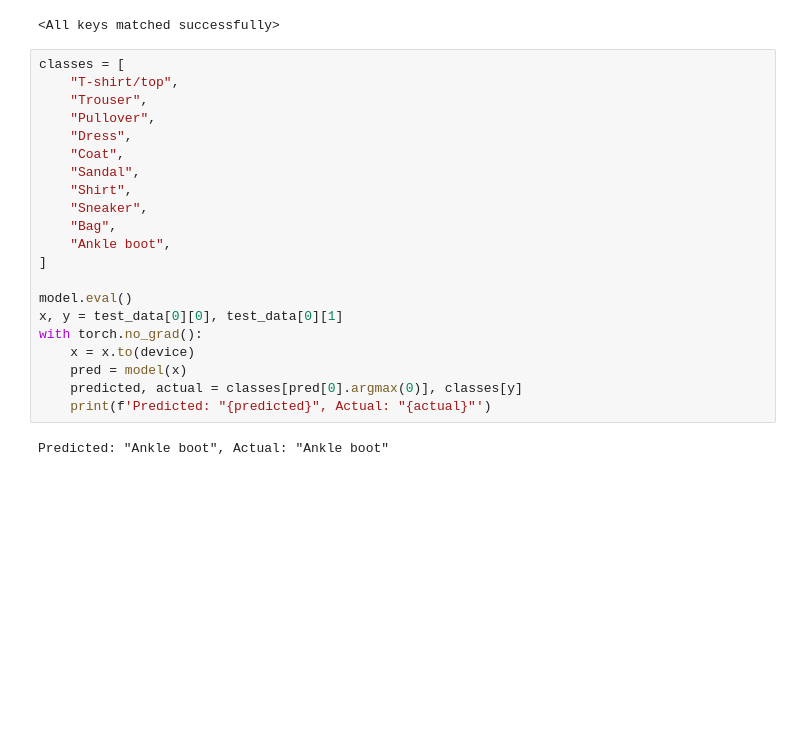
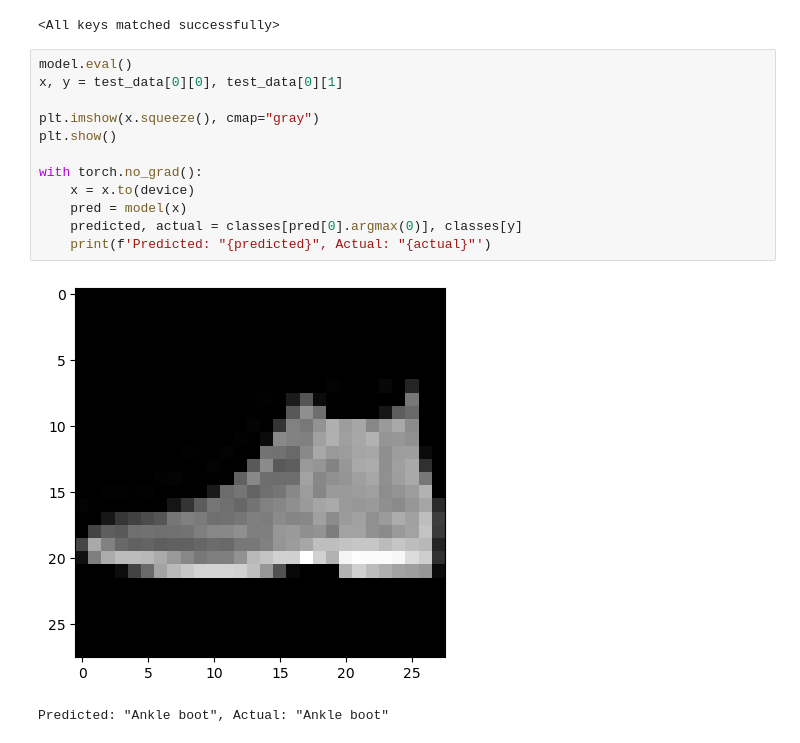
Before and after one commit to Volcomix/ml-browser-gpu, a Jupyter notebook: notebooks/fashion-mnist.ipynb, the cells around one changed output. Drawn from its saved outputs; the diff is of its cells as text; blank space fills up the shorter version.

```diff
--- a/notebooks/fashion-mnist.ipynb
+++ b/notebooks/fashion-mnist.ipynb
@@ -171,25 +198,17 @@ model.load_state_dict(torch.load("../models/fashion-mnist.pth"))
 # %% [output]
 <All keys matched successfully>
 # %%
-classes = [
-    "T-shirt/top",
-    "Trouser",
-    "Pullover",
-    "Dress",
-    "Coat",
-    "Sandal",
-    "Shirt",
-    "Sneaker",
-    "Bag",
-    "Ankle boot",
-]
-
 model.eval()
 x, y = test_data[0][0], test_data[0][1]
+
+plt.imshow(x.squeeze(), cmap="gray")
+plt.show()
+
 with torch.no_grad():
     x = x.to(device)
     pred = model(x)
     predicted, actual = classes[pred[0].argmax(0)], classes[y]
     print(f'Predicted: "{predicted}", Actual: "{actual}"')
 # %% [output]
+[figure, added]
 Predicted: "Ankle boot", Actual: "Ankle boot"
```
Also changed, not shown: parts of 3 cells of this notebook.
